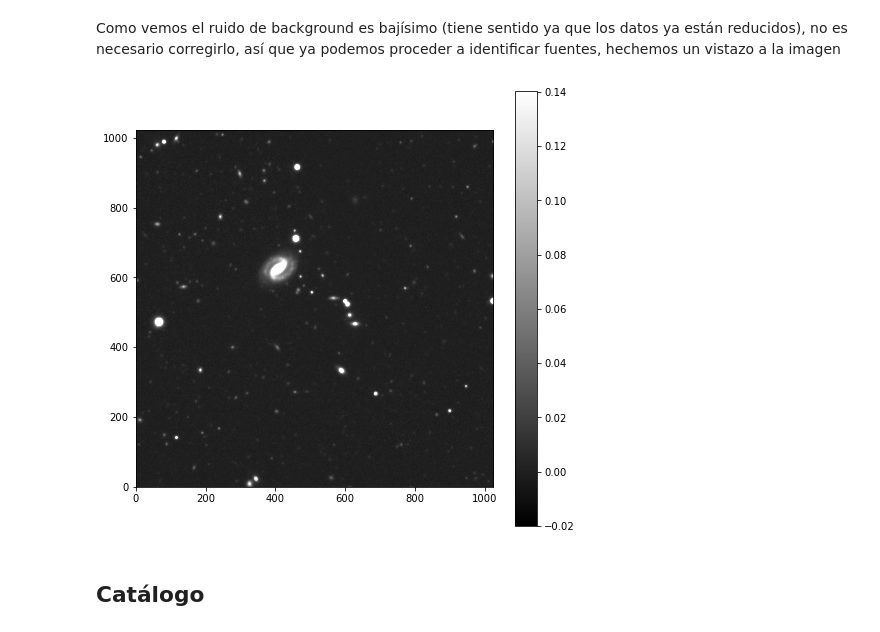
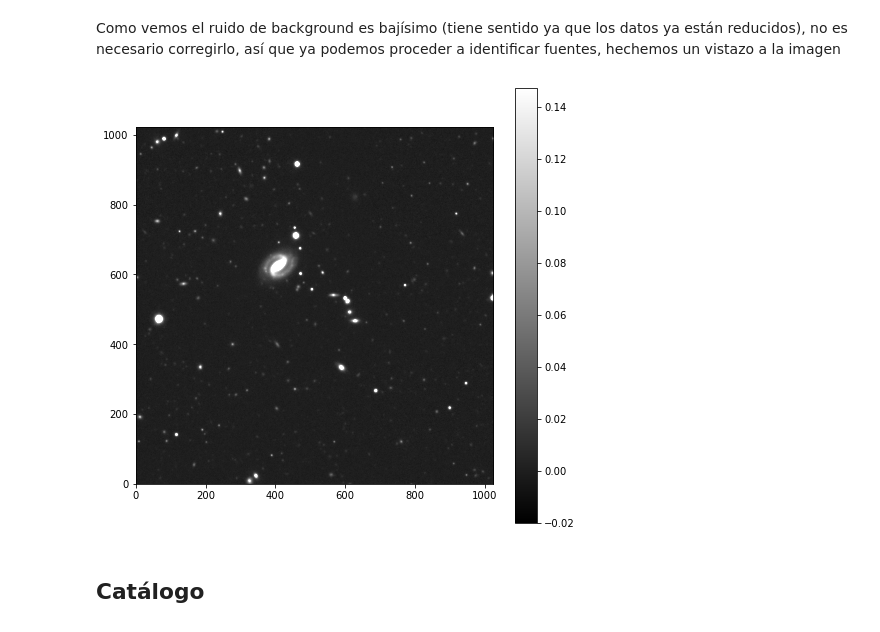
Before and after one commit to Gabopic/TareasFIS2436, a Jupyter notebook: Tarea1Galact.ipynb, the cells around one changed output. Drawn from its saved outputs; the diff is of its cells as text; code cells hidden in the pictures.

```diff
--- a/Tarea1Galact.ipynb
+++ b/Tarea1Galact.ipynb
@@ -53,14 +53,17 @@ array([[6.43123516e-05, 6.43115992e-05, 6.43100945e-05, ...,
         5.48837502e-05, 5.48832434e-05, 5.48829900e-05]])
 # %% [markdown]
 Como vemos el ruido de background es bajísimo (tiene sentido ya que los datos ya están reducidos), no es necesario corregirlo, así que ya podemos proceder a identificar fuentes, hechemos un vistazo a la imagen
+# %%
+#Calculamos el promedio para graficarlo
+data=np.mean([g_layer,r_layer,z_layer],axis=0)
 # %%
 plt.figure(figsize=(8,8))
-plt.imshow(r_layer,cmap='gray', origin='lower',\
-           vmin=-0.02, vmax=np.mean(r_layer)+np.std(r_layer))
+plt.imshow(data,cmap='gray', origin='lower',\
+           vmin=-0.02, vmax=np.mean(data)+np.std(data))
 plt.colorbar()
 plt.show()
 # %% [output]
-[figure, old version]
+[figure, new version]
 # %% [markdown]
 ## Catálogo
 # %%
```
Also changed, not shown: parts of 9 cells of this notebook.
